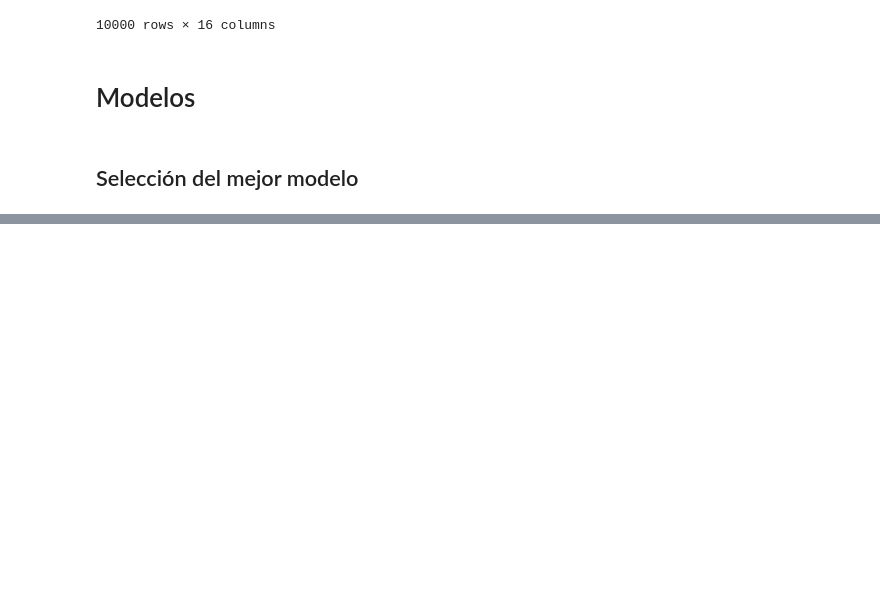
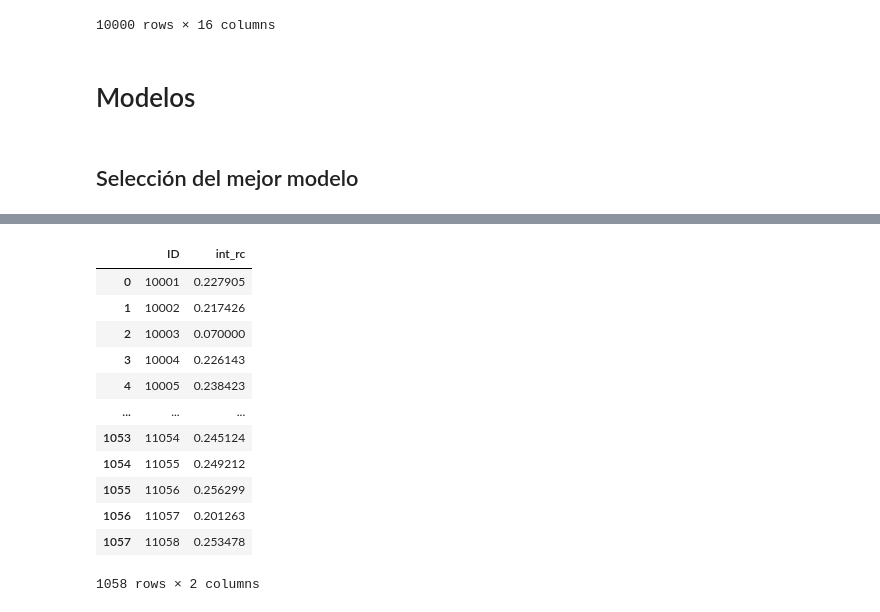
Before and after one commit to jruedaa/Finanzas, a Jupyter notebook: a_preprocesamiento.ipynb, the cells around one changed output, grey strips where cells are left out. Saved outputs shown, nothing was run; the diff lists cells and outputs as text; code cells hidden in the pictures; blank space fills up the shorter version.

```diff
--- a/a_preprocesamiento.ipynb
+++ b/a_preprocesamiento.ipynb
@@ -659,0 +676,18 @@ resultado_df.head()
+# %%
+datos_nuevos_con_tasa2 = datos_nuevos_con_tasa[['ID', 'int_rc']]
+# %%
+datos_nuevos_con_tasa2
+# %% [output]
+|  | ID | int_rc |
+| 0 | 10001 | 0.227905 |
+| 1 | 10002 | 0.217426 |
+| 2 | 10003 | 0.070000 |
+| 3 | 10004 | 0.226143 |
+| 4 | 10005 | 0.238423 |
+| ... | ... | ... |
+| 1053 | 11054 | 0.245124 |
+| 1054 | 11055 | 0.249212 |
+| 1055 | 11056 | 0.256299 |
+| 1056 | 11057 | 0.201263 |
+| 1057 | 11058 | 0.253478 |
+1058 rows × 2 columns
```
Also changed, not shown: parts of 10 cells of this notebook, 3 other files.
